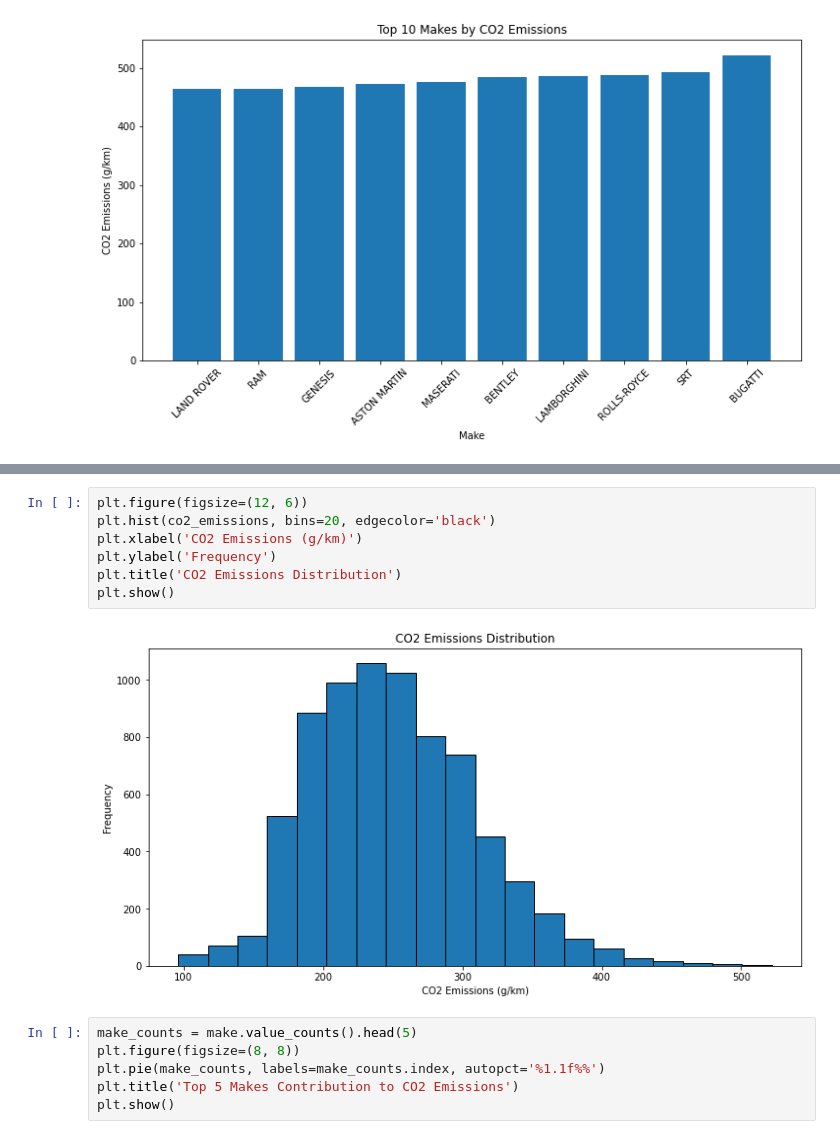
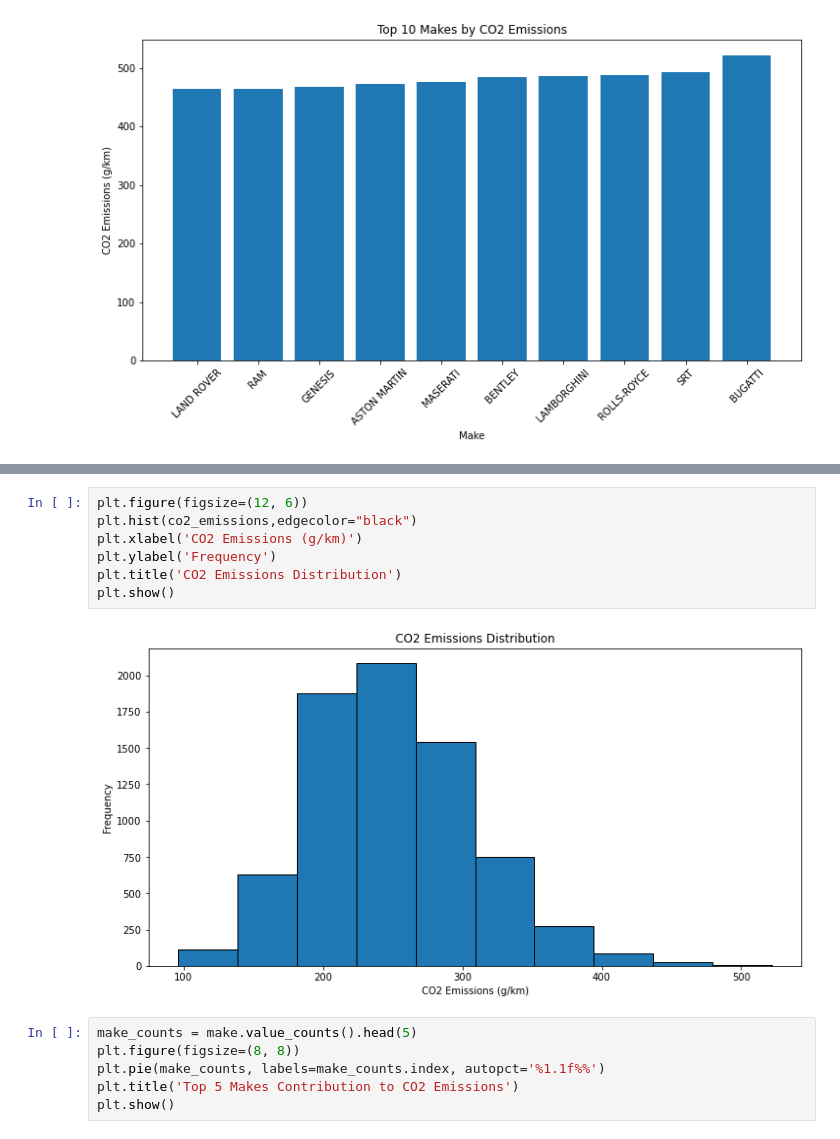
Before and after one commit to rajat-singh1999/MCA, a Jupyter notebook: SEM_2/python/DA/ques.ipynb, the cells around one changed output, grey strips where cells are left out. Cells and saved outputs as stored; diff of their text form.

```diff
--- a/SEM_2/python/DA/ques.ipynb
+++ b/SEM_2/python/DA/ques.ipynb
@@ -35,12 +35,12 @@ plt.show()
 # %%
 plt.figure(figsize=(12, 6))
-plt.hist(co2_emissions, bins=20, edgecolor='black')
+plt.hist(co2_emissions,edgecolor="black")
 plt.xlabel('CO2 Emissions (g/km)')
 plt.ylabel('Frequency')
 plt.title('CO2 Emissions Distribution')
 plt.show()
 # %% [output]
-[figure, old version]
+[figure, new version]
 # %%
 make_counts = make.value_counts().head(5)
 plt.figure(figsize=(8, 8))
```
Also changed, not shown: parts of 3 cells of this notebook, 22 other files.
